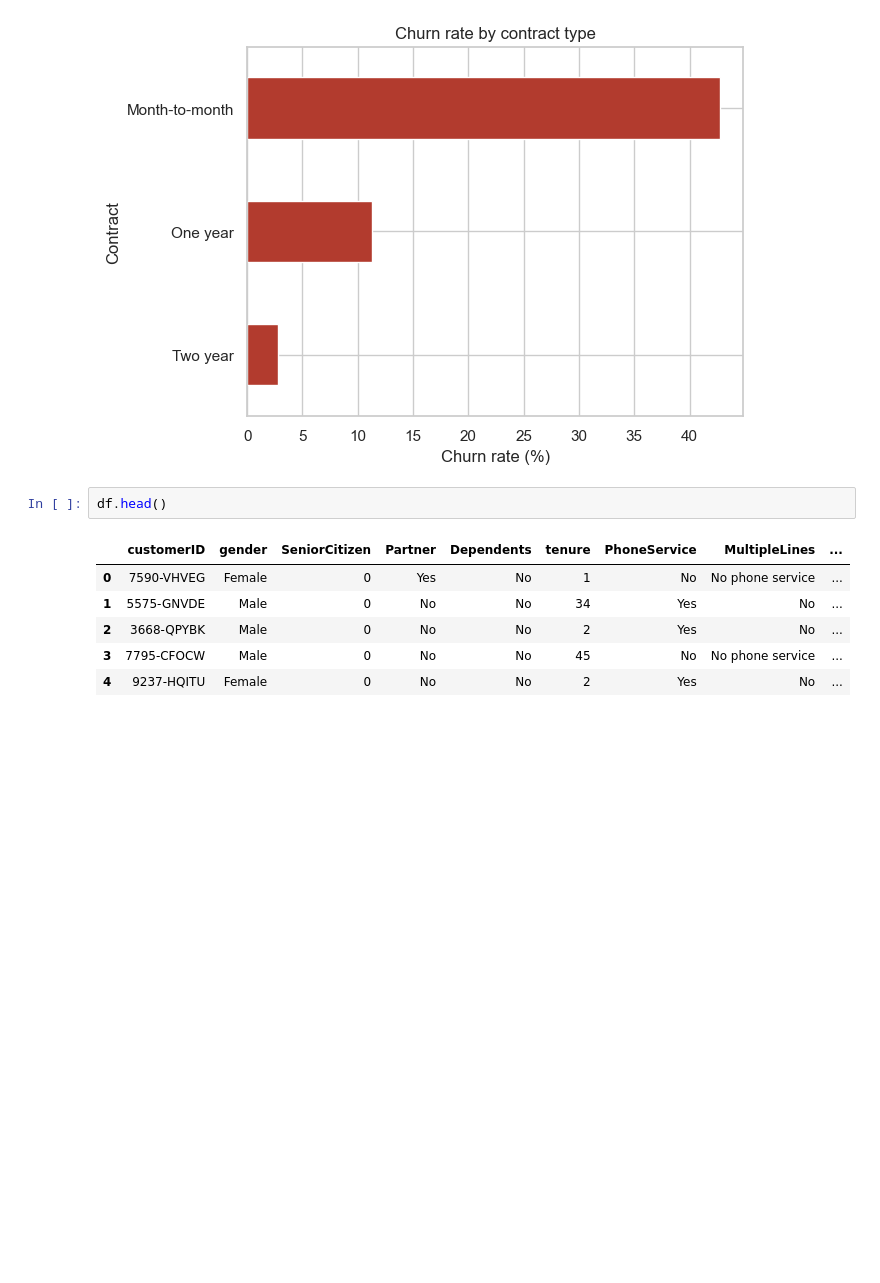
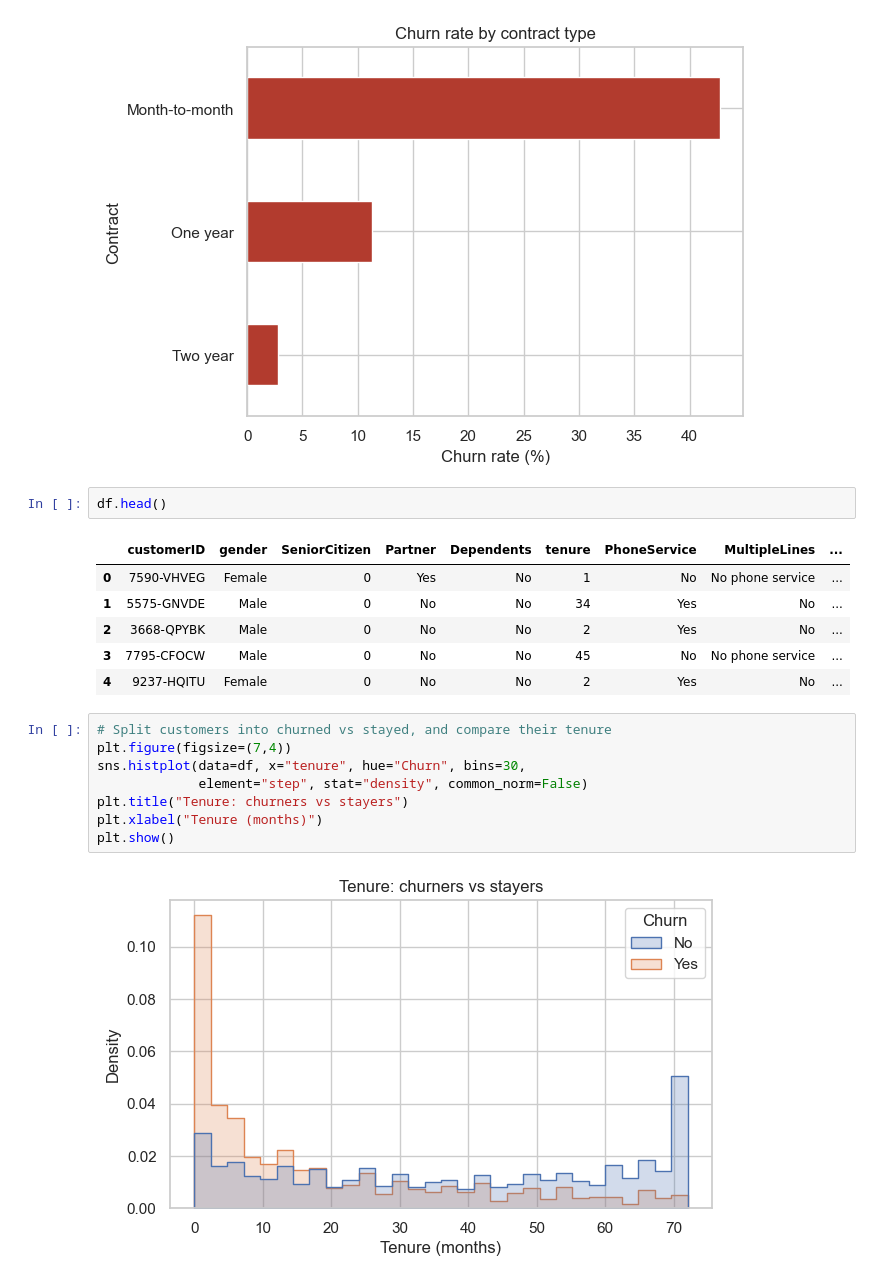
Before and after one commit to lavishsolanki941/Churn-, a Jupyter notebook: churn_prediction.ipynb, the cells around one changed output. Drawn from its saved outputs; the diff is of its cells as text; blank space fills up the shorter version.

Commit message:
Complete EDA - Tenure and Charge analysis

```diff
--- a/churn_prediction.ipynb
+++ b/churn_prediction.ipynb
@@ -66,3 +66,13 @@ df.head()
 | 2 | 3668-QPYBK | Male | 0 | No | No | 2 | Yes | No | ... |
 | 3 | 7795-CFOCW | Male | 0 | No | No | 45 | No | No phone service | ... |
 | 4 | 9237-HQITU | Female | 0 | No | No | 2 | Yes | No | ... |
+# %%
+# Split customers into churned vs stayed, and compare their tenure
+plt.figure(figsize=(7,4))
+sns.histplot(data=df, x="tenure", hue="Churn", bins=30,
+             element="step", stat="density", common_norm=False)
+plt.title("Tenure: churners vs stayers")
+plt.xlabel("Tenure (months)")
+plt.show()
+# %% [output]
+[figure, added]
```
Also changed, not shown: parts of 6 cells of this notebook.
